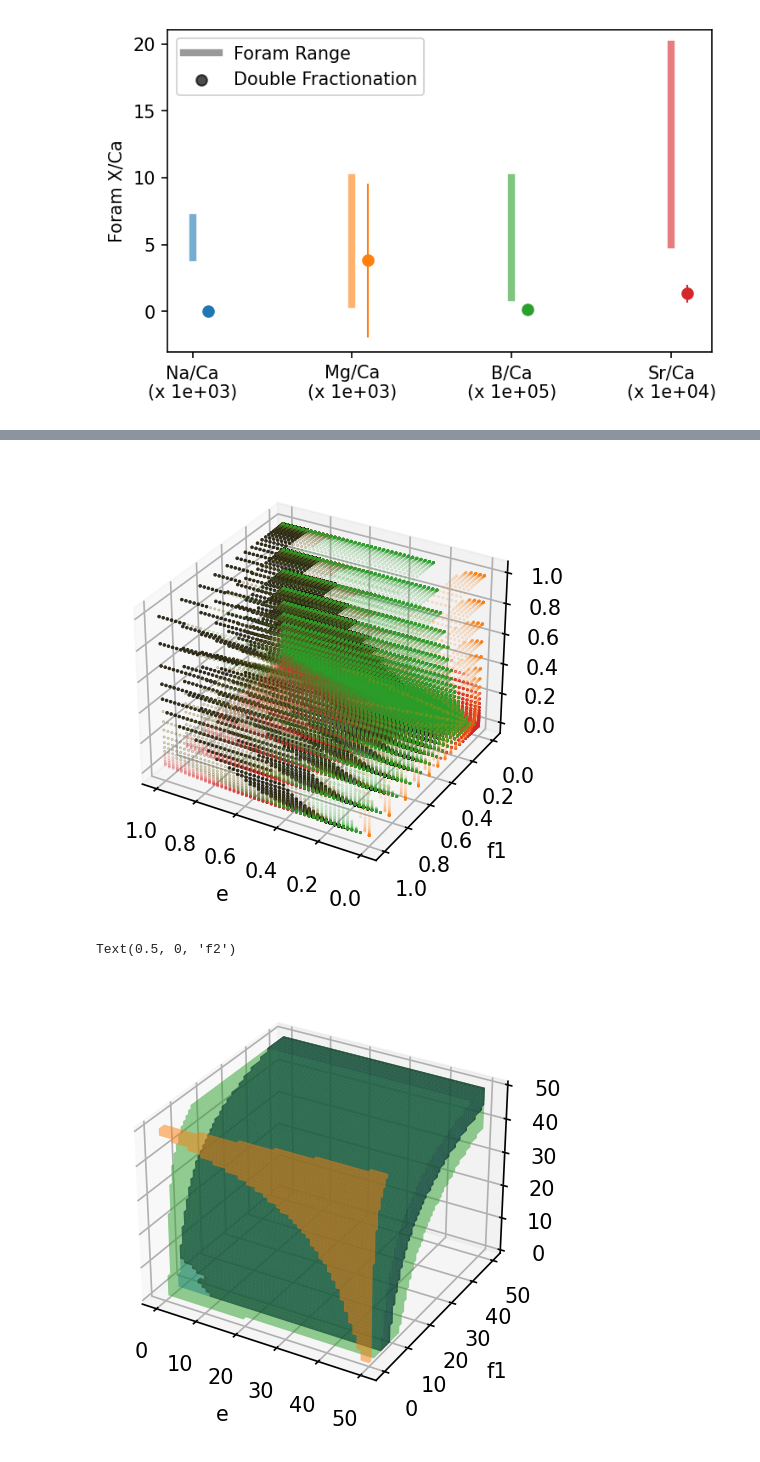
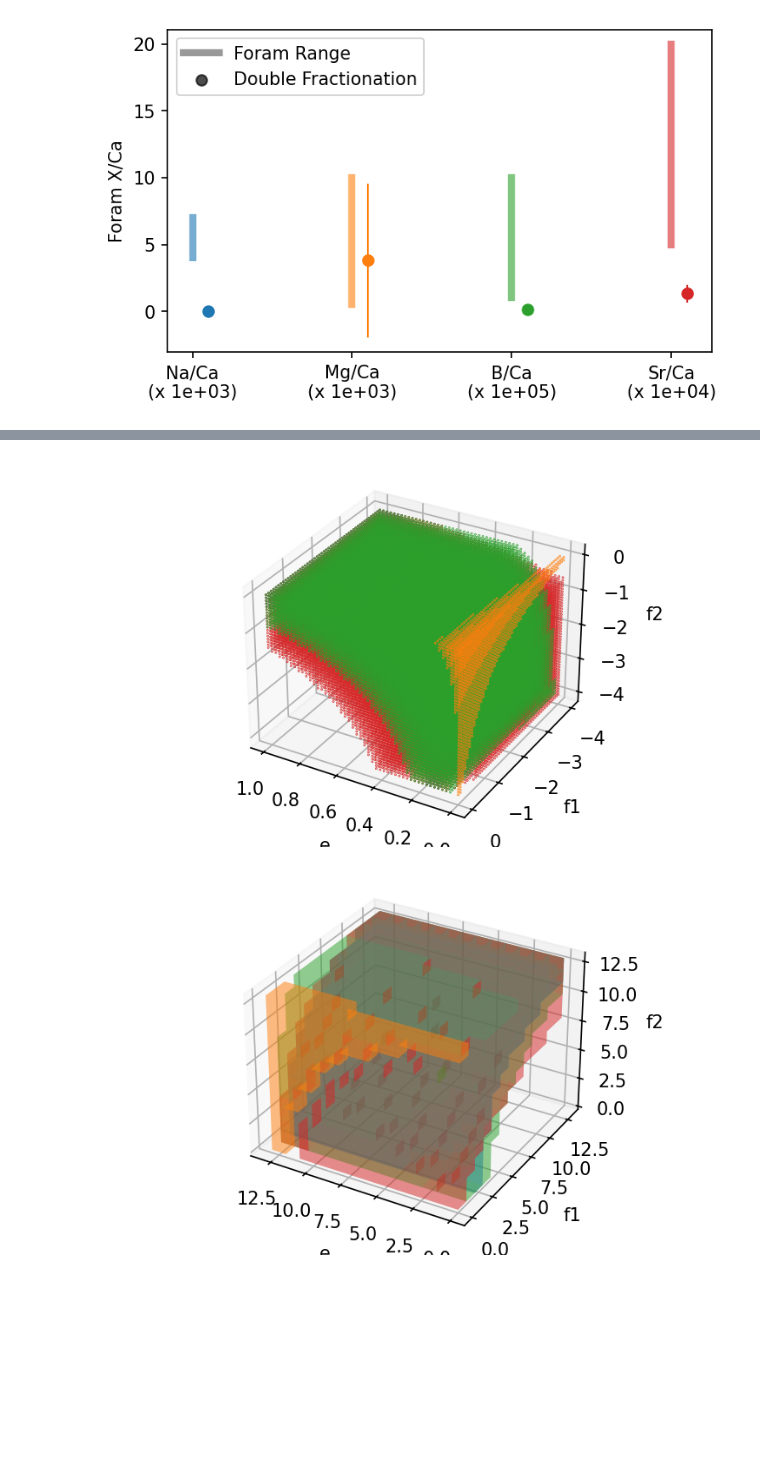
Before and after one commit to oscarbranson/supplementary, a Jupyter notebook: supplements/vaterite_geochem/04_double_fractionation.ipynb, the cells around one changed output, grey strips where cells are left out. Drawn from its saved outputs; the diff is of its cells as text; code cells hidden in the pictures; blank space fills up the shorter version.

```diff
--- a/supplements/vaterite_geochem/04_double_fractionation.ipynb
+++ b/supplements/vaterite_geochem/04_double_fractionation.ipynb
@@ -207,17 +230,20 @@ ax = fig.add_subplot(111, projection='3d')
 
 for el in els:
     ind = viable[el]
-    ax.scatter(ge[ind], gf1[ind], gf2[ind], s=0.1, alpha=0.3, label=el)
+    ax.scatter(ge[ind], np.log10(gf1[ind]), np.log10(gf2[ind]), s=0.1, alpha=1, label=el)
 
-gind = np.sum(list(viable.values()), axis=0) >= 3
-ax.scatter(ge[gind], gf1[gind], gf2[gind], s=0.5, alpha=0.9, color='k')
+# gind = np.sum(list(viable.values()), axis=0) >= 4
+# ax.scatter(ge[gind], np.log10(gf1[gind]), np.log10(gf2[gind]), s=0.5, alpha=0.9, color='k')
 
 
 ax.set_xlabel('e')
 ax.set_ylabel('f1')
 ax.set_zlabel('f2')
 
+# ax.set_yscale('log')
+# ax.set_zscale('log')
+
 ax.invert_xaxis()
 ax.invert_yaxis()
 # %% [output]
-[figure, old version]
+[figure, new version]
@@ -224,21 +252,19 @@ ax.invert_yaxis()
 # %%
 fig = plt.figure(constrained_layout=True)
 ax = fig.add_subplot(111, projection='3d')
 
-for c, el in zip(['C0','C1','C2'], els):
+for c, el in zip(['C0', 'C1', 'C2', 'C3'], els):
     ind = viable[el]
-    ax.voxels(ind, alpha=0.3, facecolor=c)
+    ax.voxels(ind[::4,::4,::4], alpha=0.3, facecolor=c, label=el)
 
-gind = np.sum(list(viable.values()), axis=0) >= 3
-ax.voxels(gind, alpha=0.3, facecolor='k');
-
+# gind = np.sum(list(viable.values()), axis=0) >= 4
+# ax.voxels(gind, alpha=0.3, facecolor='k');
 
 ax.set_xlabel('e')
 ax.set_ylabel('f1')
 ax.set_zlabel('f2')
 
-# ax.invert_xaxis()
+ax.invert_xaxis()
 # ax.invert_yaxis()
 # %% [output]
-Text(0.5, 0, 'f2')
-[figure, old version]
+[figure, new version]
```
Also changed, not shown: parts of 4 cells of this notebook, 1 other file.
